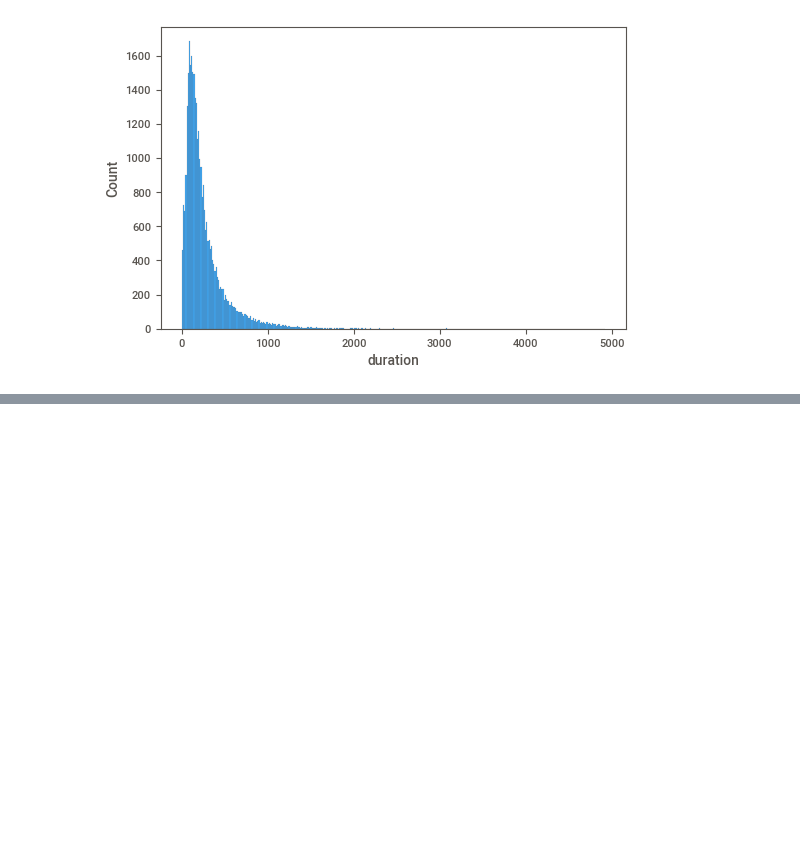
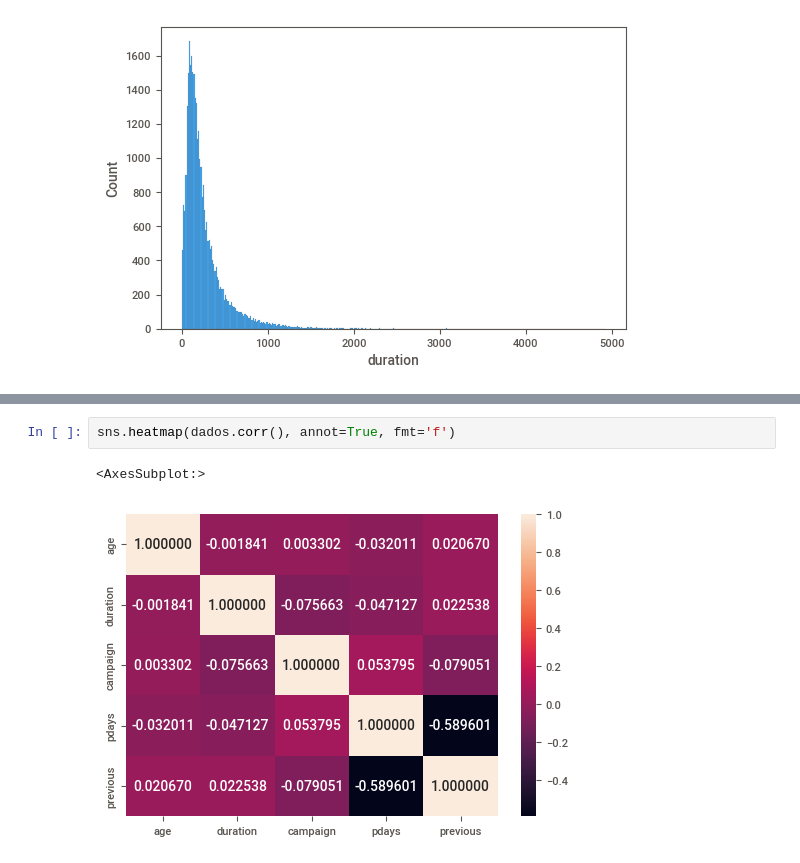
Before and after one commit to mbaltar/TrilhaDadosModal, a Jupyter notebook: modulo4.ipynb, the cells around one changed output, grey strips where cells are left out. Drawn from its saved outputs; the diff is of its cells as text; blank space fills up the shorter version.

```diff
--- a/modulo4.ipynb
+++ b/modulo4.ipynb
@@ -285,0 +317,5 @@ sns.histplot(data=dados, x='duration')
+# %%
+sns.heatmap(dados.corr(), annot=True, fmt='f')
+# %% [output]
+<AxesSubplot:>
+[figure, added]
```
Also changed, not shown: parts of 23 cells of this notebook.
